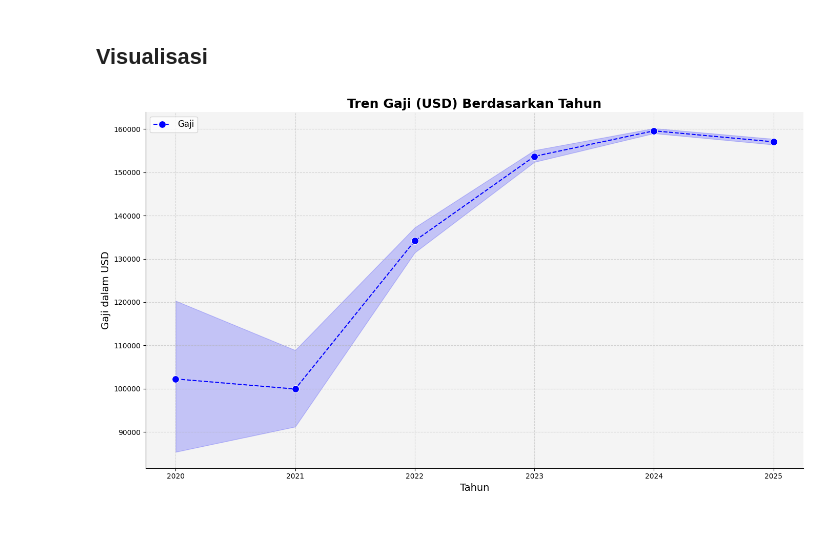
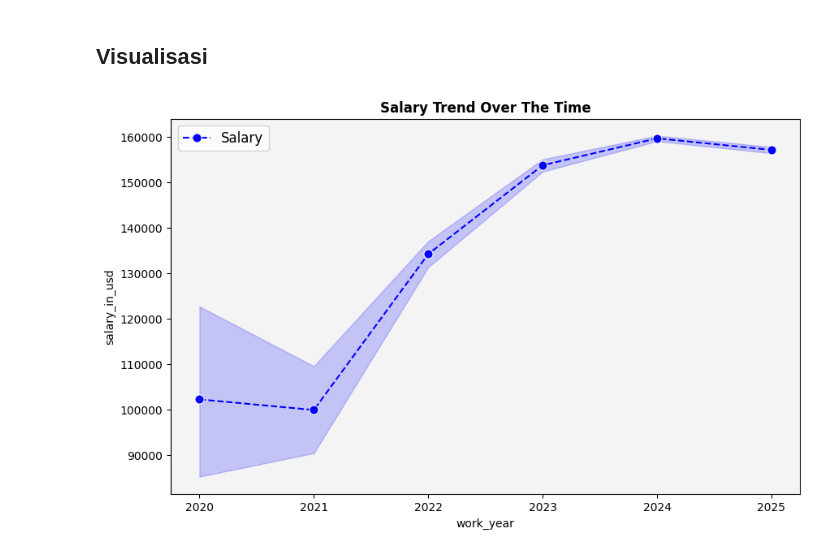
Before and after one commit to TsangCahya/ds-project, a Jupyter notebook: Lidia.ipynb, the cells around one changed output. Cells and saved outputs as stored; diff of their text form; code cells hidden in the pictures; blank space fills up the shorter version.

```diff
--- a/Lidia.ipynb
+++ b/Lidia.ipynb
@@ -345,32 +345,16 @@ fig.update_traces(
 # %% [markdown]
 ## Visualisasi
 # %%
-plt.figure(figsize=(14, 8))
+plt.figure(figsize = (10,6))
+salary_trend = df[['salary_in_usd', 'work_year']].sort_values(by = 'work_year')
+p = sns.lineplot(data =salary_trend ,x = 'work_year', y = 'salary_in_usd', marker = 'o',linestyle='--', color='Blue', markersize=8 )
+plt.title('Salary Trend Over The Time', fontsize=12, fontweight='bold')
 
-salary_trend = df[['salary_in_usd', 'work_year']].sort_values(by='work_year')
+p.set_facecolor("#f4f4f4")
+plt.legend(['Salary'], loc='best', fontsize=12)
 
-p = sns.lineplot(
-    data=salary_trend,
-    x='work_year',
-    y='salary_in_usd',
-    marker='o',
-    linestyle='--',
-    color='blue',
-    markersize=10
-)
+p.grid(False)
 
-plt.title('Tren Gaji (USD) Berdasarkan Tahun', fontsize=18, fontweight='bold')
-plt.xlabel('Tahun', fontsize=14)
-plt.ylabel('Gaji dalam USD', fontsize=14)
-
-p.set_facecolor('#f4f4f4')
-
-plt.legend(['Gaji'], loc='upper left', fontsize=12)
-p.grid(True, linestyle='--', alpha=0.5)
-
-sns.despine()
-
-plt.tight_layout()
 plt.show()
 # %% [output]
-[figure, old version]
+[figure, new version]
```
